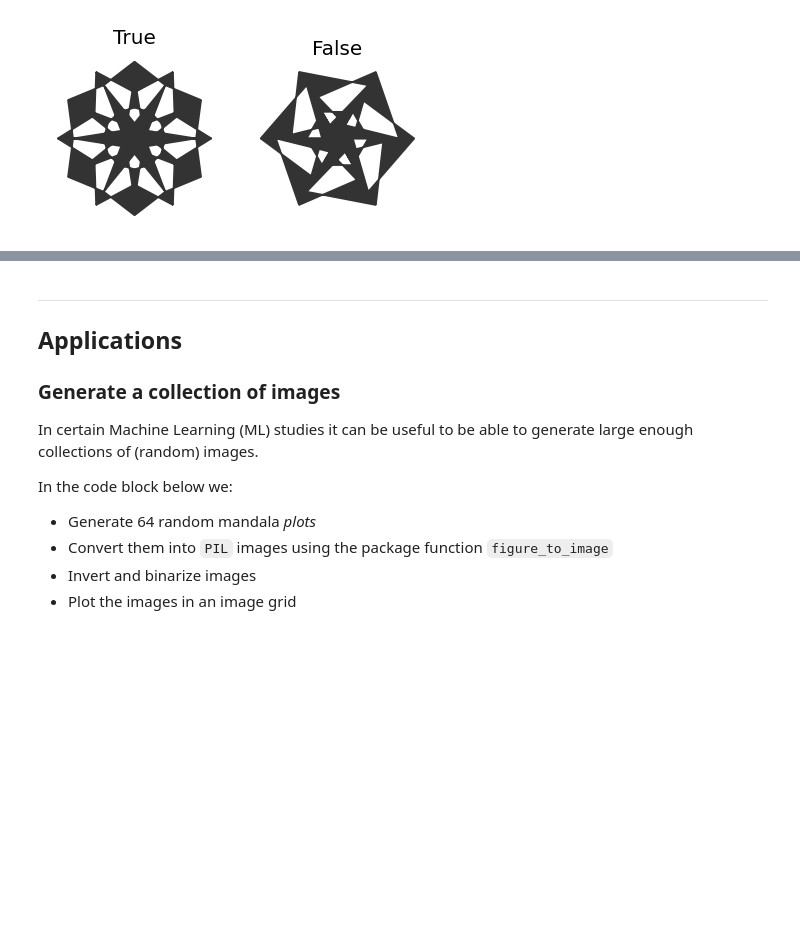
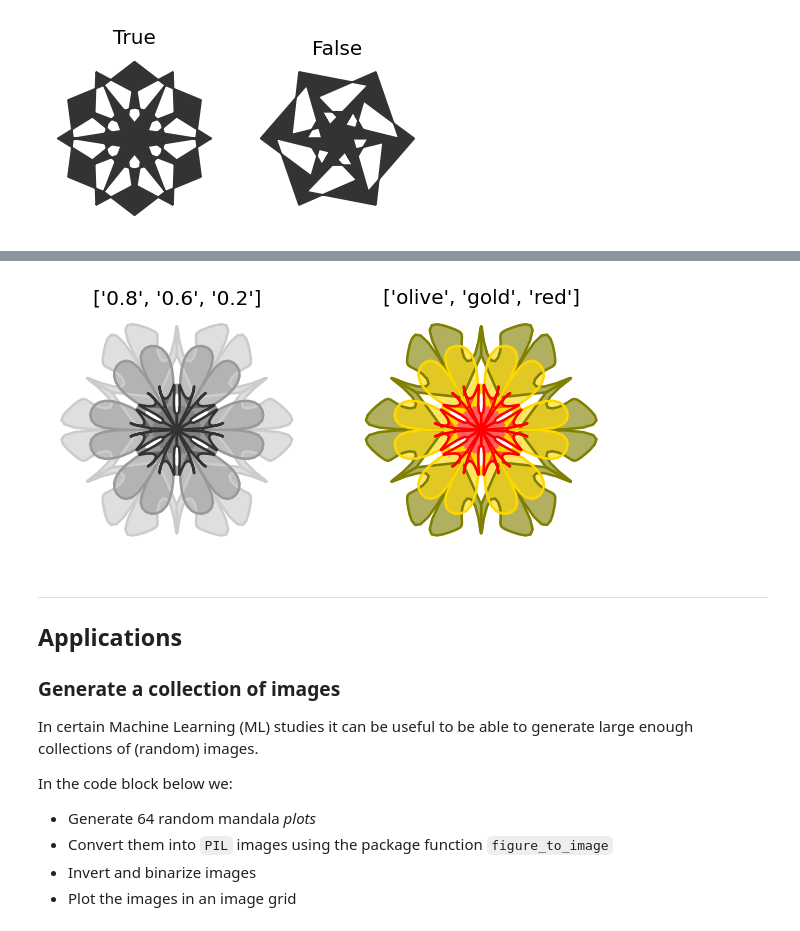
Before and after one commit to antononcube/Python-packages, a Jupyter notebook: RandomMandala/docs/RandomMandala-usage-examples.ipynb, the cells around one changed output, grey strips where cells are left out. Cells and saved outputs as stored; diff of their text form; code cells hidden in the pictures; blank space fills up the shorter version.

```diff
--- a/RandomMandala/docs/RandomMandala-usage-examples.ipynb
+++ b/RandomMandala/docs/RandomMandala-usage-examples.ipynb
@@ -176,7 +239,7 @@ plt.close(fig)
 
 The argument `symmetric_seed` specifies should the seed segment be symmetric or not:
 # %%
-fig = matplotlib.pyplot.figure(num=2322, figsize=(4, 4), dpi=120)
+fig = matplotlib.pyplot.figure(figsize=(4, 4), dpi=120)
 k = 1
 for ssd in [True, False]:
     random.seed(2)
@@ -194,3 +261,22 @@ plt.close(fig)
+# %%
+fig = matplotlib.pyplot.figure(figsize=(6,3), dpi=120)
+k = 1
+for fc in [["0.8", "0.6", "0.2"], ["olive", "gold", "red"]]:
+    random.seed(11)
+    fig = random_mandala(radius=[10,6,4],
+     					 connecting_function="bezier_fill",
+                         symmetric_seed=True,
+                         face_color=fc,
+                         figure = fig,
+                         location = (1, 2, k))
+    ax = fig.axes[-1]
+    ax.set_title(str(fc))
+    k = k + 1
+
+plt.show()
+plt.close(fig)
+# %% [output]
+[figure, added]
 # %% [markdown]
 ------
 
```
Also changed, not shown: parts of 11 cells of this notebook, 3 other files.
